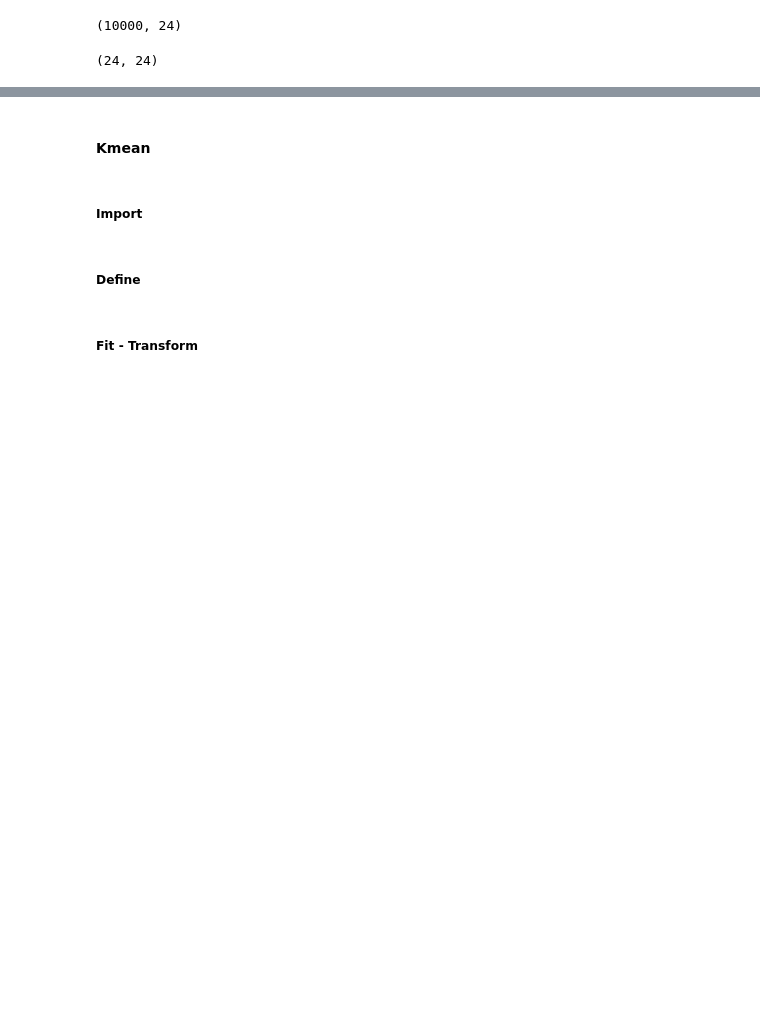
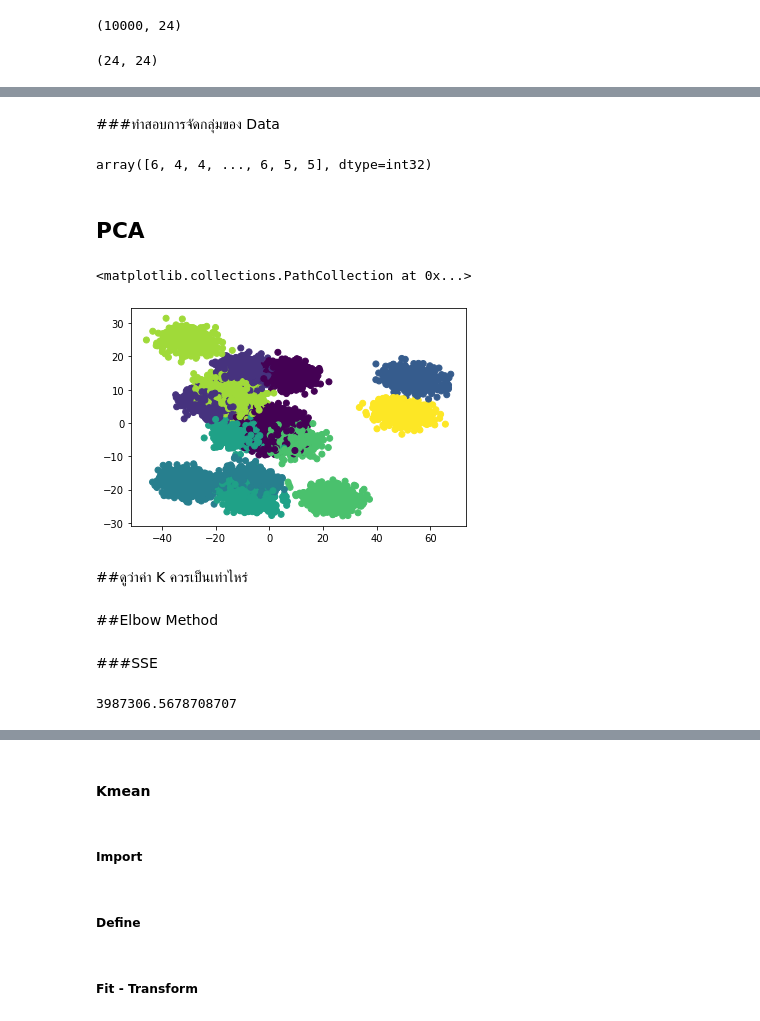
Before and after one commit to ploybongkot/Multivariate, a Jupyter notebook: Multivariate_Exam.ipynb, the cells around one changed output, grey strips where cells are left out. Cells and saved outputs as stored; diff of their text form; code cells hidden in the pictures; blank space fills up the shorter version.

```diff
--- a/Multivariate_Exam.ipynb
+++ b/Multivariate_Exam.ipynb
@@ -79,0 +108,2 @@ corr.shape
+# %%
+newdata = Data.iloc[1:,:20]
@@ -79,0 +148,15 @@ corr.shape
+# %% [markdown]
+###ทำสอบการจัดกลุ่มของ Data
+# %%
+y = kmeans.predict(Data)
+y
+# %% [output]
+array([6, 4, 4, ..., 6, 5, 5], dtype=int32)
+# %% [markdown]
+## PCA
+# %%
+from sklearn.decomposition import PCA
+
+pca = PCA(n_components=2)
+
+new_pca = pca.fit_transform(newdata)
@@ -79,0 +165,18 @@ corr.shape
+# %%
+kmeans = KMeans(random_state=2021)
+kmeans.fit(newdata)
+y = kmeans.predict(newdata)
+plt.scatter(new_pca[:,0],new_pca[:,1],c=y)
+# %% [output]
+<matplotlib.collections.PathCollection at 0x...>
+[figure, added]
+# %% [markdown]
+##ดูว่าค่า K ควรเป็นเท่าไหร่
+# %% [markdown]
+##Elbow Method
+# %% [markdown]
+###SSE
+# %%
+kmeans.inertia_  #ทำการคำนวณค่า SSE ของ data
+# %% [output]
+3987306.5678708707
```
Also changed, not shown: parts of 41 cells of this notebook.
